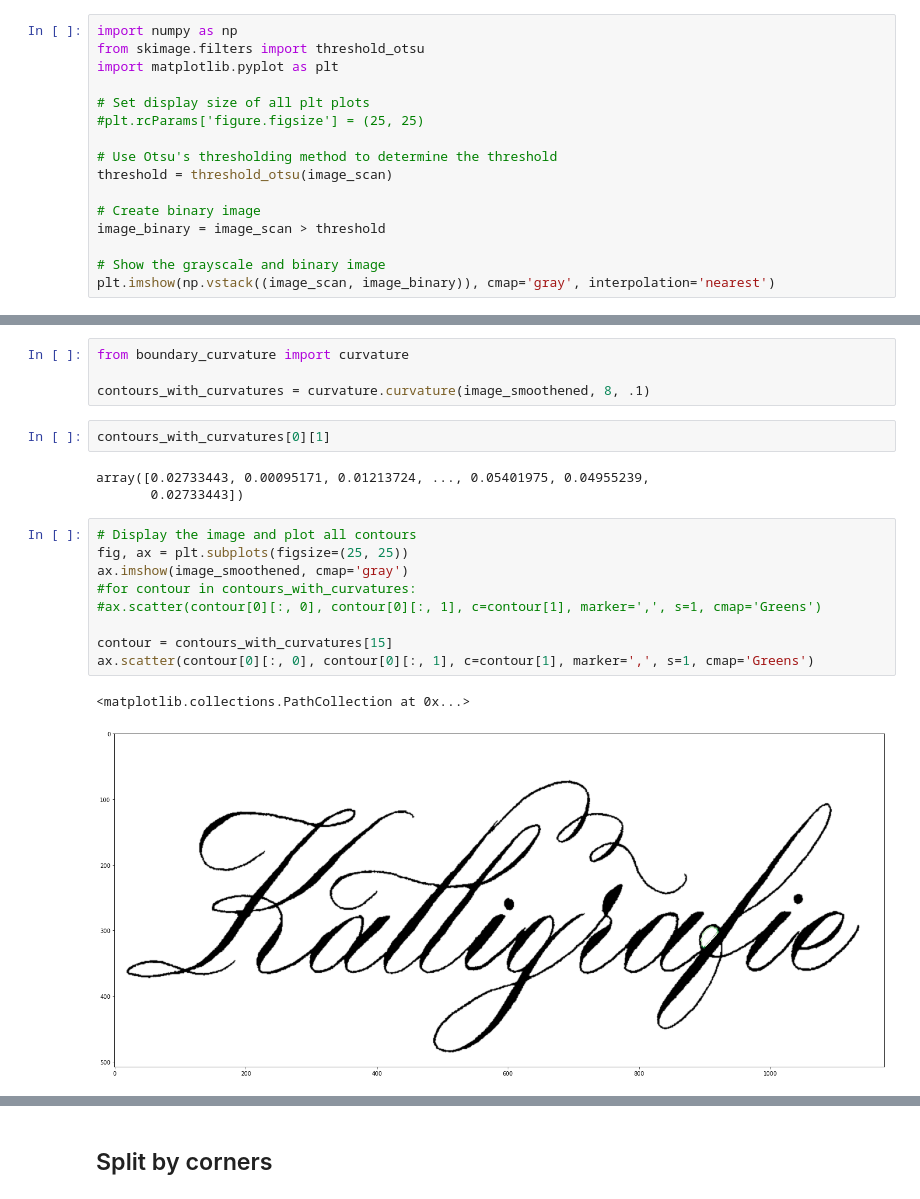
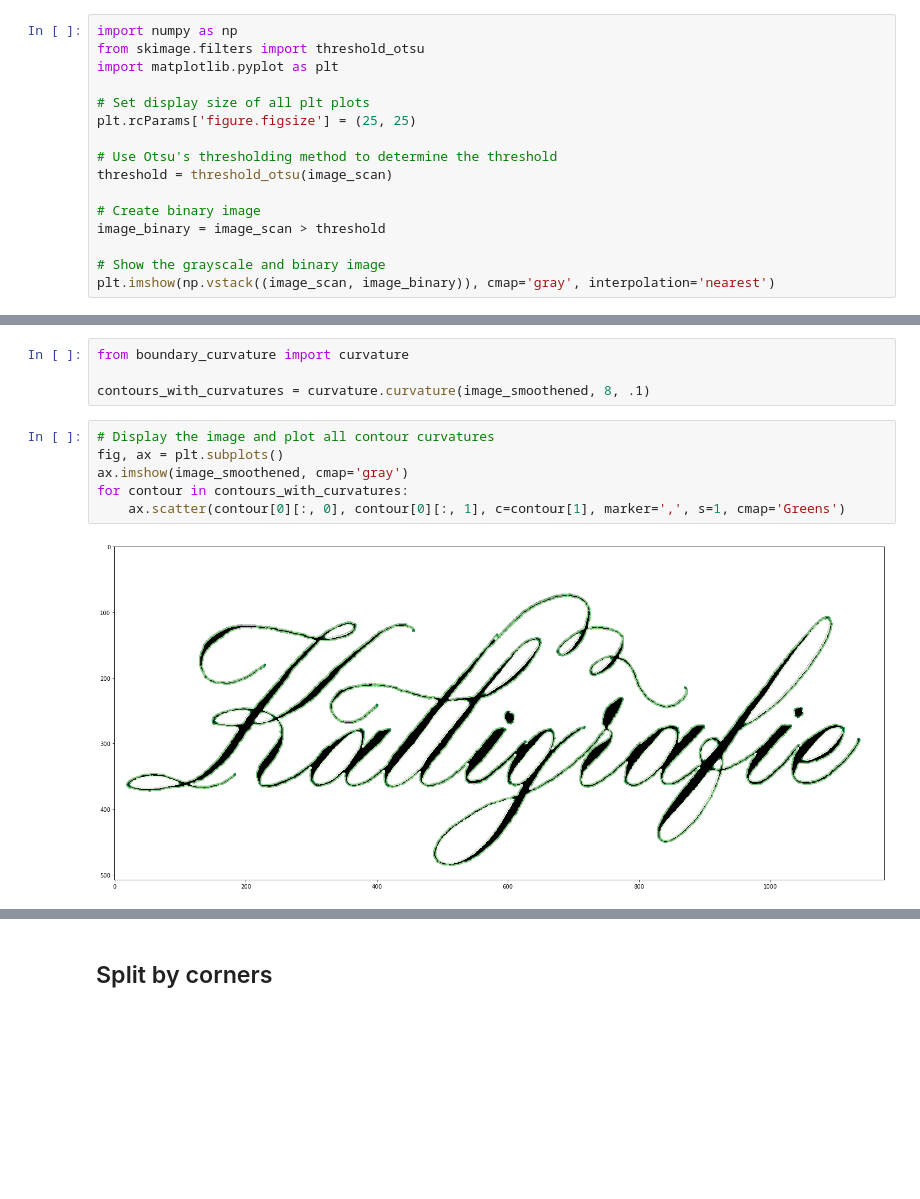
Before and after one commit to wechtits19/calligraphy-vectorization, a Jupyter notebook: improved_vectorization_pipeline.ipynb, the cells around one changed output, grey strips where cells are left out. Drawn from its saved outputs; the diff is of its cells as text; blank space fills up the shorter version.

```diff
--- a/improved_vectorization_pipeline.ipynb
+++ b/improved_vectorization_pipeline.ipynb
@@ -16,7 +16,7 @@ from skimage.filters import threshold_otsu
 import matplotlib.pyplot as plt
 
 # Set display size of all plt plots
-#plt.rcParams['figure.figsize'] = (25, 25)
+plt.rcParams['figure.figsize'] = (25, 25)
 
 # Use Otsu's thresholding method to determine the threshold
 threshold = threshold_otsu(image_scan)
@@ -71,21 +67,12 @@ for contour in contours:
 from boundary_curvature import curvature
 
 contours_with_curvatures = curvature.curvature(image_smoothened, 8, .1)
-# %%
-contours_with_curvatures[0][1]
-# %% [output]
-array([0.02733443, 0.00095171, 0.01213724, ..., 0.05401975, 0.04955239,
-       0.02733443])
 # %%
-# Display the image and plot all contours
-fig, ax = plt.subplots(figsize=(25, 25))
+# Display the image and plot all contour curvatures
+fig, ax = plt.subplots()
 ax.imshow(image_smoothened, cmap='gray')
-#for contour in contours_with_curvatures:
-#ax.scatter(contour[0][:, 0], contour[0][:, 1], c=contour[1], marker=',', s=1, cmap='Greens')
-
-contour = contours_with_curvatures[15]
-ax.scatter(contour[0][:, 0], contour[0][:, 1], c=contour[1], marker=',', s=1, cmap='Greens')
+for contour in contours_with_curvatures:
+    ax.scatter(contour[0][:, 0], contour[0][:, 1], c=contour[1], marker=',', s=1, cmap='Greens')
 # %% [output]
-<matplotlib.collections.PathCollection at 0x...>
-[figure, old version]
+[figure, new version]
 # %%
```
Also changed, not shown: parts of 30 cells of this notebook, 2 other files.
